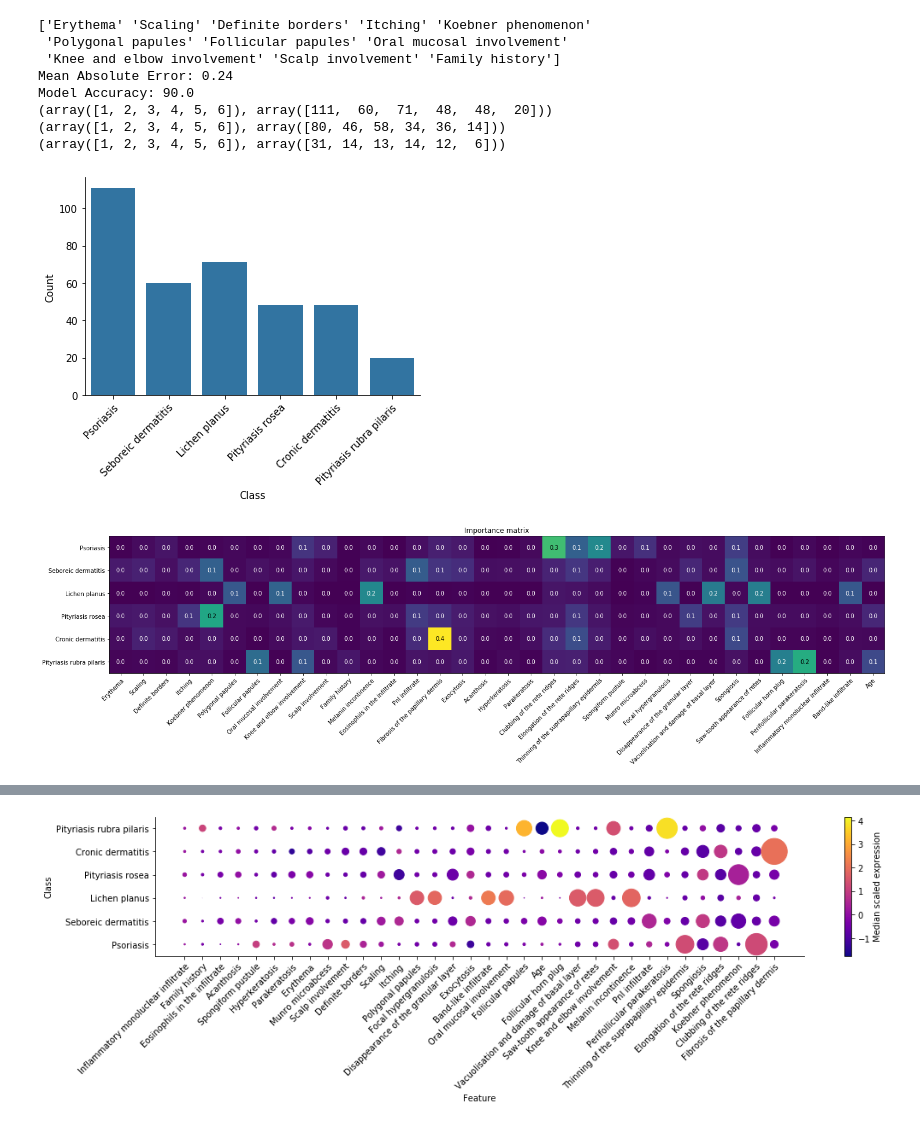
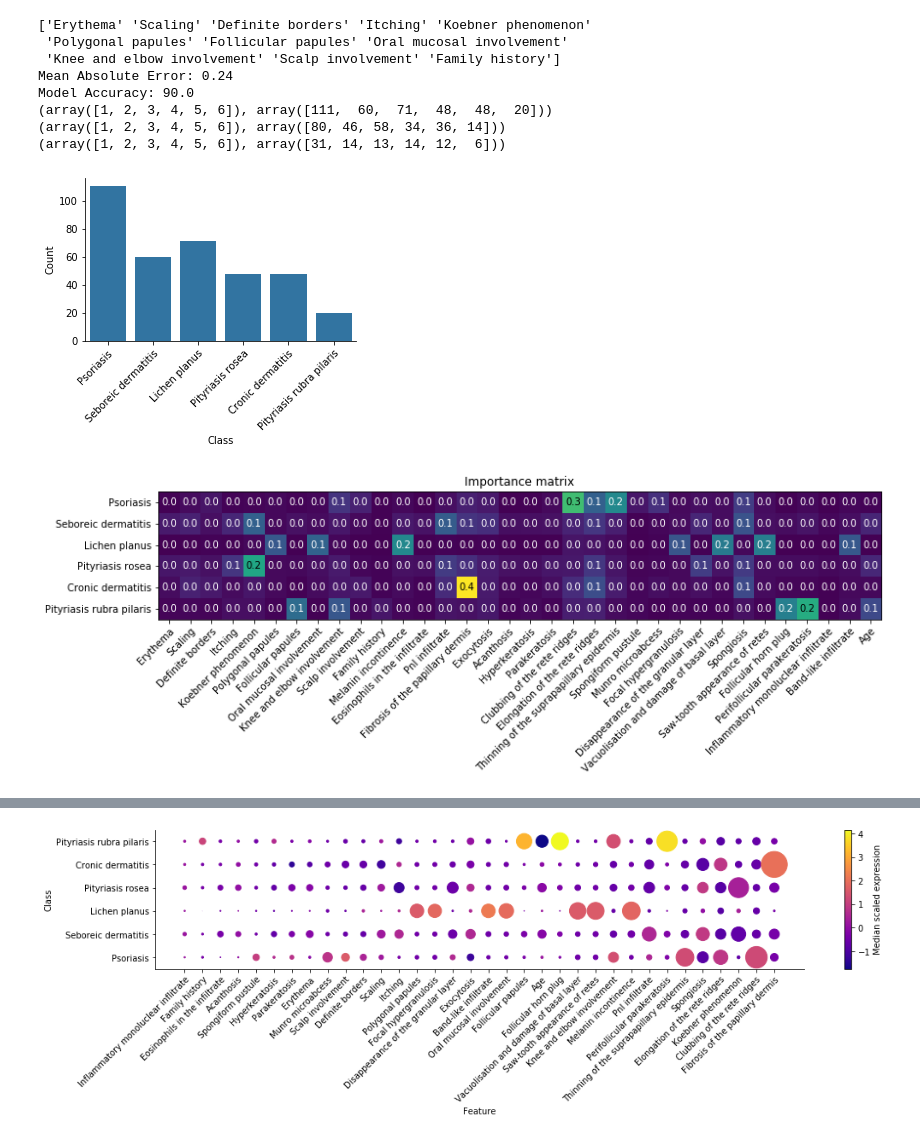
Before and after one commit to GiulioPr/Pcfi, a Jupyter notebook: 1_code/Dermatology_dataset.ipynb, the cells around one changed output, grey strips where cells are left out. Saved outputs shown, nothing was run; the diff lists cells and outputs as text; code cells hidden in the pictures.

```diff
--- a/1_code/Dermatology_dataset.ipynb
+++ b/1_code/Dermatology_dataset.ipynb
@@ -12,6 +12,7 @@ from matplotlib import pyplot as plt
 # %%
 #Import dermatology data
 proj_path = os.path.dirname(os.getcwd())
+fig_path = proj_path + '/2_docs/LaTeX/Figures'
 col_names = np.array([
     'erythema', 'scaling', 'definite borders',
     'itching', 'koebner phenomenon', 'polygonal papules',
@@ -103,45 +104,46 @@ Model Accuracy: 90.0
 (array([1, 2, 3, 4, 5, 6]), array([31, 14, 13, 14, 12,  6]))
 # %%
 ###Class count plot
-fig, ax = plt.subplots()
-sns.countplot(y, color=sns.color_palette()[0], ax=ax)
+fig, ax = plt.subplots(figsize=(3.24*1.5, 2*1.5))
+sns.countplot(y, color=sns.color_palette()[0], ax=ax, orient='h')
 ax.set_ylabel('Count')
 ax.set_xlabel('Class')
 ax.set_xticklabels(class_names, rotation=45, ha='right', rotation_mode='anchor')
 sns.despine(fig=fig)
+fig.savefig(fig_path+'/class_counts.pdf', bbox_inches='tight')
 # %% [output]
-[figure, old version]
+[figure, new version]
 # %%
 ###IMPORTANCE MATRIX
 
 # calculate the importance matrix
 imp_mat = importanceMatrix.calcImportanceMatrix(rf_clf)
 
 # plot the result
-fig, ax = plt.subplots(figsize=(len(feature_names), len(class_names)))
+fig, ax = plt.subplots(figsize=(len(feature_names)*0.4, len(class_names)*0.4))
 im = ax.imshow(imp_mat)
 
 # adding figure annotations
 ax.set_xticks(np.arange(imp_mat.shape[1]))
 ax.set_yticks(np.arange(imp_mat.shape[0]))
 ax.set_xticklabels(feature_names)
 ax.set_yticklabels(class_names)
 
 # rotate the tick labels and set alignment
 plt.setp(ax.get_xticklabels(), rotation=45, ha="right", rotation_mode="anchor")
 
 # create text annotations over the heatmap
 thresh = imp_mat.max() / 2.
 for i in range(len(class_names)):
     for j in range(len(feature_names)):
         text = ax.text(j, i, round(imp_mat[i, j], 1), ha="center", va="center",
                        color="black" if imp_mat[i, j] > thresh else "white")
 
 ax.set_title("Importance matrix")
-fig.tight_layout()
+fig.savefig(fig_path+'/importance_matrix.pdf', bbox_inches='tight')
 plt.show()
 # %% [output]
-[figure, old version]
+[figure, new version]
 # %%
 ###GLOBAL VS PER-CLASS AVERAGE IMPORTANCE
 fig, ax = plt.subplots(figsize=(len(feature_names)/4, len(feature_names)/5))
```
Also changed, not shown: parts of 9 cells of this notebook, 16 other files.
